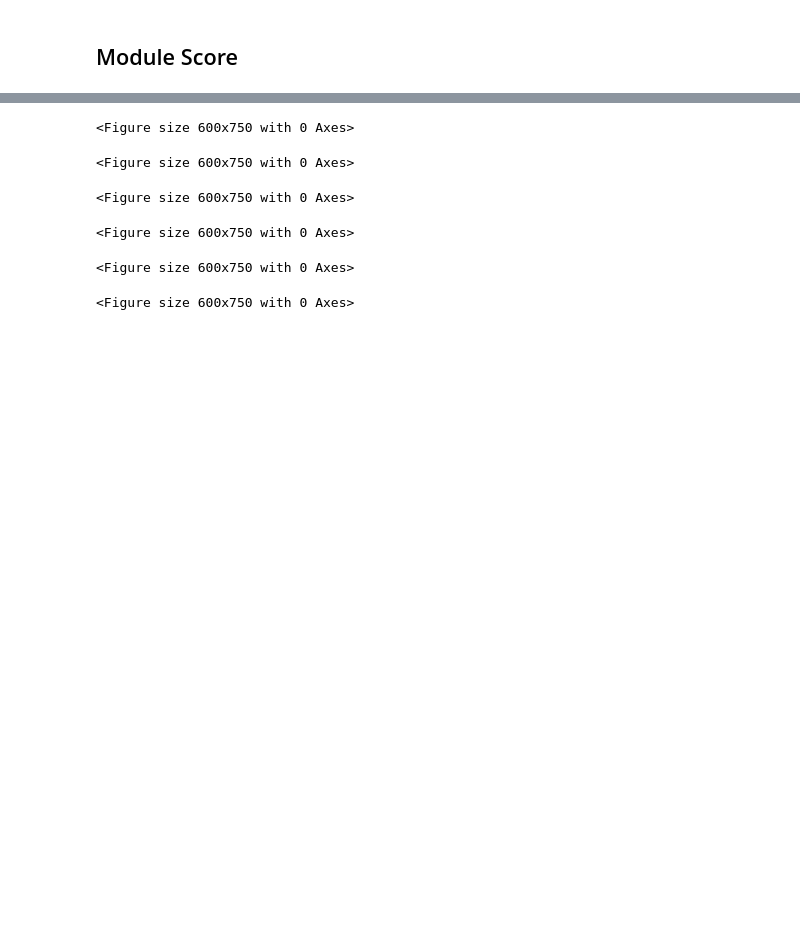
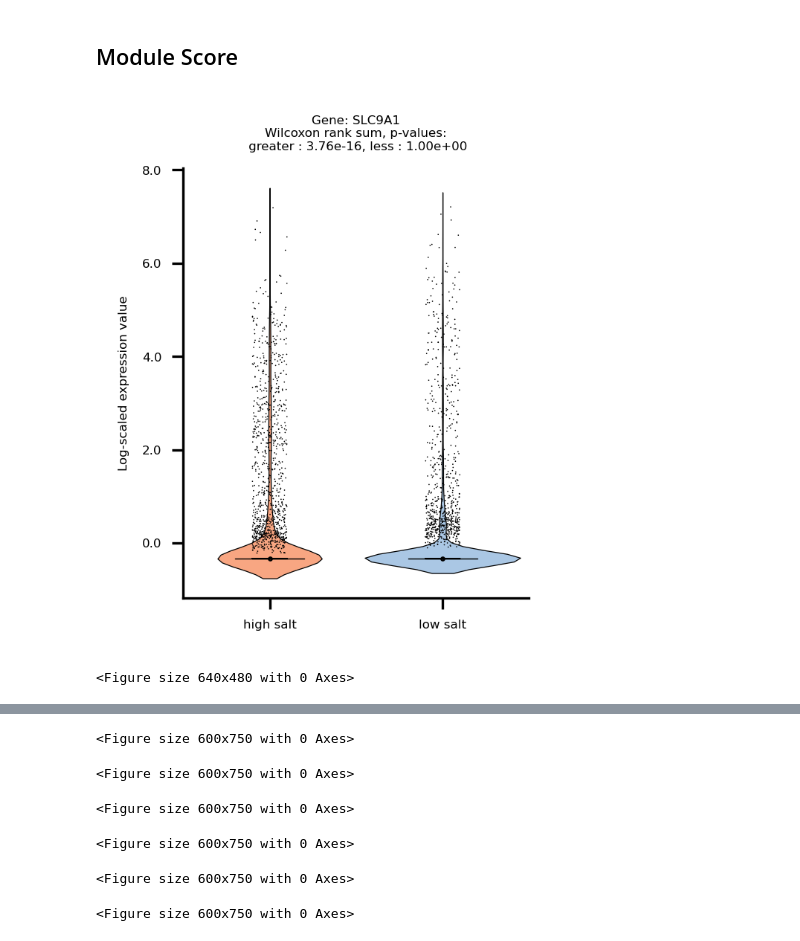
Before and after one commit to mBiocoder/Nature_immunology_code_repository, a Jupyter notebook: CD8_Tm_scRNAseq/CD8_Tm_scRNAseq_analysis.ipynb, the cells around one changed output, grey strips where cells are left out. Drawn from its saved outputs; the diff is of its cells as text; code cells hidden in the pictures; blank space fills up the shorter version.

```diff
--- a/CD8_Tm_scRNAseq/CD8_Tm_scRNAseq_analysis.ipynb
+++ b/CD8_Tm_scRNAseq/CD8_Tm_scRNAseq_analysis.ipynb
@@ -100,15 +113,19 @@ adata.write('../data/salt_data/high_and_low_salt.h5ad')
 # %%
 adata = sc.read_h5ad('../data/salt_data/high_and_low_salt.h5ad')
 # %%
-def gene_expression(adata, gene, conditions):
+def gene_expression(adata, gene, conditions, condition):
     plt.figure(figsize = (2, 2.5), dpi = 300)
 
     gene_index = np.where(adata.var.index == gene)[0][0]
-    high_salt = adata.X[[condition == conditions[0] for condition in adata.obs['Condition']], gene_index]
-    low_salt = adata.X[[condition == conditions[1] for condition in adata.obs['Condition']], gene_index]
+    high_salt = adata.X[[condition == conditions[0] for condition in adata.obs[condition]], gene_index]
+    low_salt = adata.X[[condition == conditions[1] for condition in adata.obs[condition]], gene_index]
 
-    alternative = 'greater'
-    U1, p = stats.ranksums(high_salt, low_salt, alternative = alternative)
+    alternatives = ['greater', 'less']
+    p_values = []
+    for alternative in alternatives:
+        _ , p = stats.ranksums(high_salt, low_salt, alternative = alternative)
+        p_values.append(p)
+    p_values = [f'{i[0]} : {i[1]:.2e}' for i in list(zip(alternatives, p_values))]
 
     colors = ['#ffa37b', '#A7C7E7']
     customPalette = sns.set_palette(sns.color_palette(colors))
@@ -138,9 +155,13 @@ def gene_expression(adata, gene, conditions):
     ax.set_xticklabels([conditions[0], conditions[1]])
     ax.set_yticklabels([str(round(float(label), 2)) for label in labels])
 
-    ax.set_title(f'Gene: {gene}\nWilcoxon rank sum (alternative = {alternative})\n\np-value: {p}', fontsize = 4)
+    ax.set_title(f'Gene: {gene}\nWilcoxon rank sum, p-values:\n {", ".join(p_values)}', fontsize = 4)
     sns.despine()
-
-    plt.savefig(f'../figures/violin_plot_expression_values_of_{gene}_in_high_vs_low_salt.pdf', dpi = 300, bbox_inches = 'tight')
-    plt.savefig(f'../figures/violin_plot_expression_values_of_{gene}_in_high_vs_low_salt.png', dpi = 300, bbox_inches = 'tight')
+    plt.savefig(f'../figures/violin_plot_expression_values_of_{gene}_in_{conditions}_cd8_azizi.pdf', dpi = 300, bbox_inches = 'tight')
+    plt.show()
     plt.clf()
+# %%
+gene_expression(adata, 'SLC9A1', ['high salt', 'low salt'])
+# %% [output]
+[figure, added]
+<Figure size 640x480 with 0 Axes>
```
Also changed, not shown: parts of 37 cells of this notebook.
